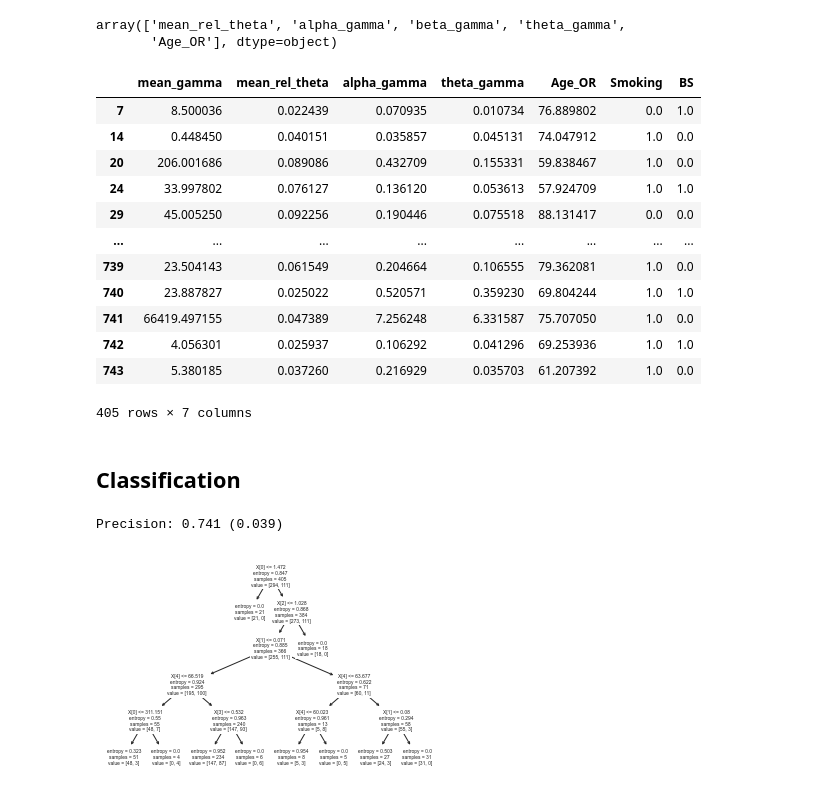
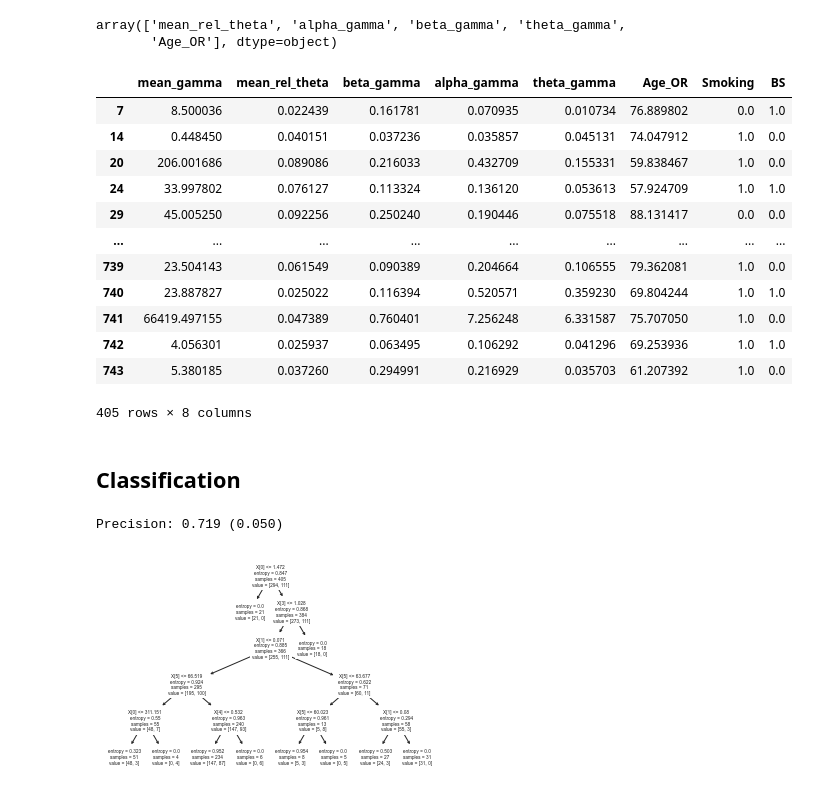
Before and after one commit to elifozkn/EEG-Burst-Suppression-Analysis, a Jupyter notebook: EEG-BS.ipynb, the cells around one changed output. Drawn from its saved outputs; the diff is of its cells as text; code cells hidden in the pictures.

```diff
--- a/EEG-BS.ipynb
+++ b/EEG-BS.ipynb
@@ -620,24 +631,24 @@ kbest
 array(['mean_rel_theta', 'alpha_gamma', 'beta_gamma', 'theta_gamma',
        'Age_OR'], dtype=object)
 # %%
-selected_annotated_df = annotated_df[['mean_gamma', 'mean_rel_theta', 'alpha_gamma', 'theta_gamma',
+selected_annotated_df = annotated_df[['mean_gamma', 'mean_rel_theta', 'beta_gamma', 'alpha_gamma', 'theta_gamma',
        'Age_OR','Smoking',"BS"]]
 #selected_annotated_df['EEGchanges'] = selected_annotated_df["EEGchanges"].replace([999],selected_annotated_df["EEGchanges"].mode())
 selected_annotated_df
 # %% [output]
-|  | mean_gamma | mean_rel_theta | alpha_gamma | theta_gamma | Age_OR | Smoking | BS |
-| 7 | 8.500036 | 0.022439 | 0.070935 | 0.010734 | 76.889802 | 0.0 | 1.0 |
-| 14 | 0.448450 | 0.040151 | 0.035857 | 0.045131 | 74.047912 | 1.0 | 0.0 |
-| 20 | 206.001686 | 0.089086 | 0.432709 | 0.155331 | 59.838467 | 1.0 | 0.0 |
-| 24 | 33.997802 | 0.076127 | 0.136120 | 0.053613 | 57.924709 | 1.0 | 1.0 |
-| 29 | 45.005250 | 0.092256 | 0.190446 | 0.075518 | 88.131417 | 0.0 | 0.0 |
-| ... | ... | ... | ... | ... | ... | ... | ... |
-| 739 | 23.504143 | 0.061549 | 0.204664 | 0.106555 | 79.362081 | 1.0 | 0.0 |
-| 740 | 23.887827 | 0.025022 | 0.520571 | 0.359230 | 69.804244 | 1.0 | 1.0 |
-| 741 | 66419.497155 | 0.047389 | 7.256248 | 6.331587 | 75.707050 | 1.0 | 0.0 |
-| 742 | 4.056301 | 0.025937 | 0.106292 | 0.041296 | 69.253936 | 1.0 | 1.0 |
-| 743 | 5.380185 | 0.037260 | 0.216929 | 0.035703 | 61.207392 | 1.0 | 0.0 |
+|  | mean_gamma | mean_rel_theta | beta_gamma | alpha_gamma | theta_gamma | Age_OR | Smoking | BS |
+| 7 | 8.500036 | 0.022439 | 0.161781 | 0.070935 | 0.010734 | 76.889802 | 0.0 | 1.0 |
+| 14 | 0.448450 | 0.040151 | 0.037236 | 0.035857 | 0.045131 | 74.047912 | 1.0 | 0.0 |
+| 20 | 206.001686 | 0.089086 | 0.216033 | 0.432709 | 0.155331 | 59.838467 | 1.0 | 0.0 |
+| 24 | 33.997802 | 0.076127 | 0.113324 | 0.136120 | 0.053613 | 57.924709 | 1.0 | 1.0 |
+| 29 | 45.005250 | 0.092256 | 0.250240 | 0.190446 | 0.075518 | 88.131417 | 0.0 | 0.0 |
+| ... | ... | ... | ... | ... | ... | ... | ... | ... |
+| 739 | 23.504143 | 0.061549 | 0.090389 | 0.204664 | 0.106555 | 79.362081 | 1.0 | 0.0 |
+| 740 | 23.887827 | 0.025022 | 0.116394 | 0.520571 | 0.359230 | 69.804244 | 1.0 | 1.0 |
+| 741 | 66419.497155 | 0.047389 | 0.760401 | 7.256248 | 6.331587 | 75.707050 | 1.0 | 0.0 |
+| 742 | 4.056301 | 0.025937 | 0.063495 | 0.106292 | 0.041296 | 69.253936 | 1.0 | 1.0 |
+| 743 | 5.380185 | 0.037260 | 0.294991 | 0.216929 | 0.035703 | 61.207392 | 1.0 | 0.0 |
-405 rows × 7 columns
+405 rows × 8 columns
 # %% [markdown]
 ## Classification
 # %%
@@ -659,7 +670,7 @@ decision_tree.fit(X, y)
 decision_tree_scores = cross_val_score(decision_tree, X, y, scoring="accuracy", cv = cross_validation, n_jobs=-1)
 print('Precision: %.3f (%.3f)' % (mean(decision_tree_scores), std(decision_tree_scores)))
 # %% [output]
-Precision: 0.741 (0.039)
+Precision: 0.719 (0.050)
 # %%
 tree.plot_tree(decision_tree);
 # %% [output]
```
Also changed, not shown: parts of 3 cells of this notebook.
